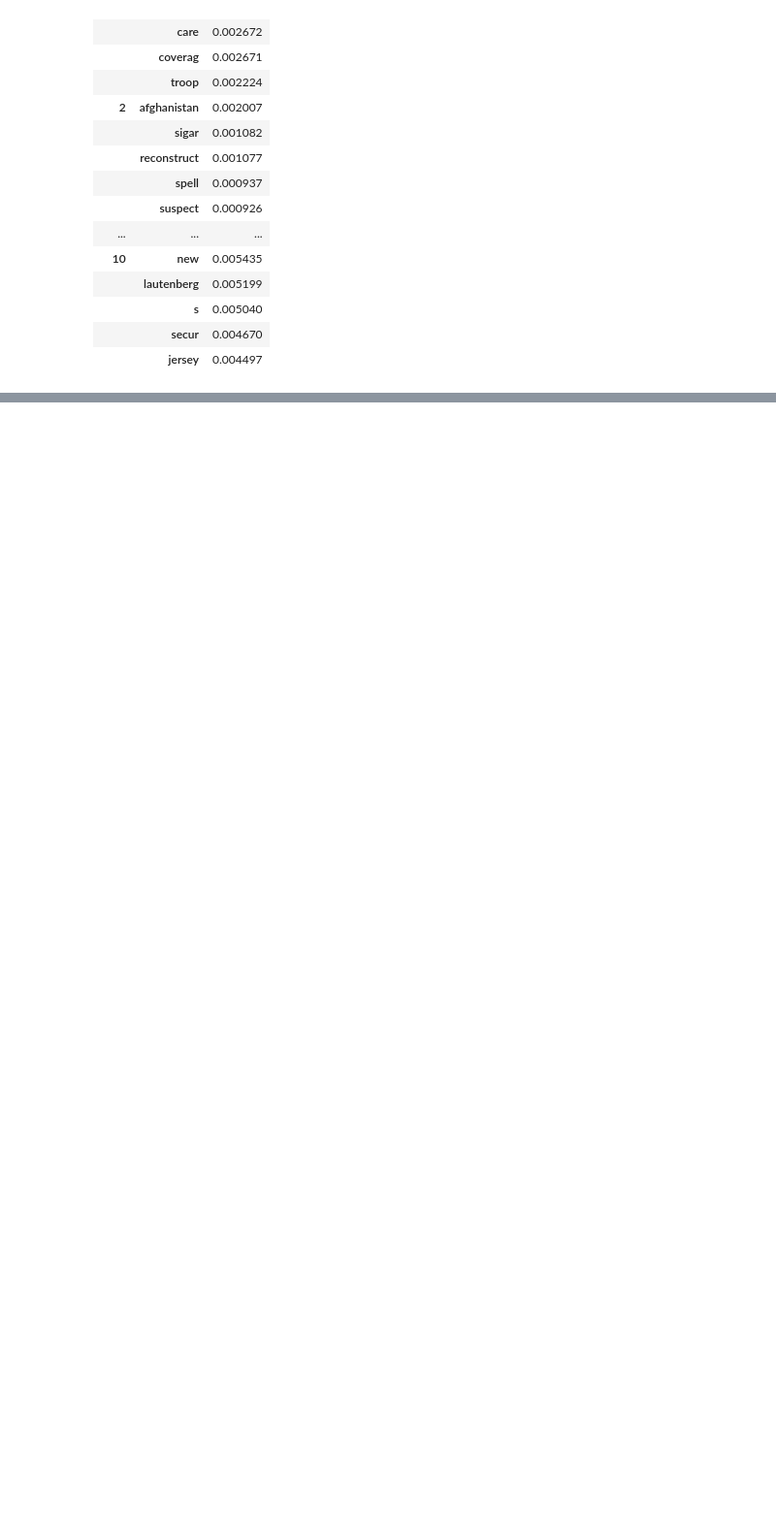
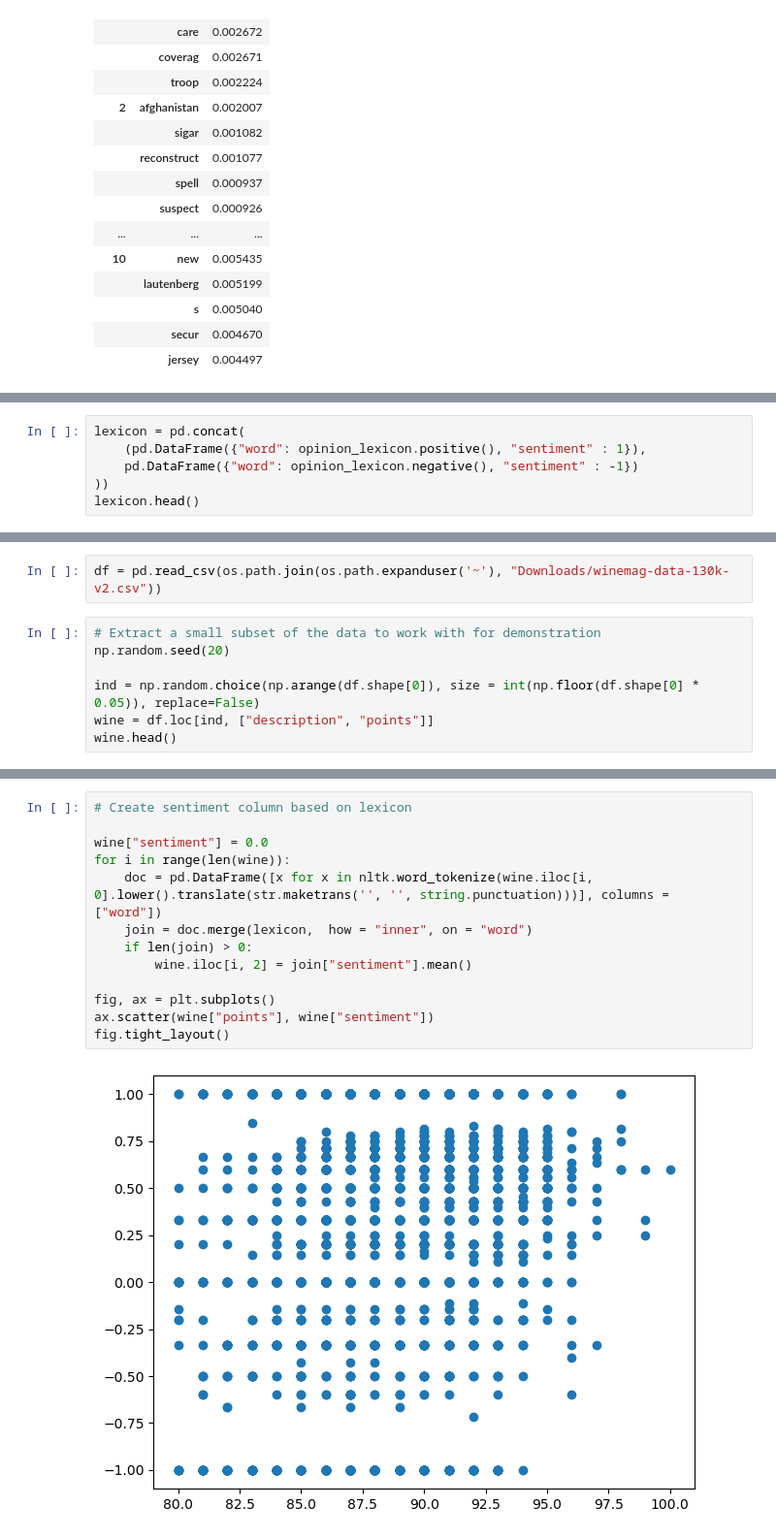
Before and after one commit to BI-DS/GRA-4153, a Jupyter notebook: examples/text_models.ipynb, the cells around one changed output, grey strips where cells are left out. Shown at 97% size. Cells and saved outputs as stored; diff of their text form; blank space fills up the shorter version.

```diff
--- a/examples/text_models.ipynb
+++ b/examples/text_models.ipynb
@@ -146,0 +158,6 @@ tbl
+# %%
+lexicon = pd.concat(
+    (pd.DataFrame({"word": opinion_lexicon.positive(), "sentiment" : 1}),
+    pd.DataFrame({"word": opinion_lexicon.negative(), "sentiment" : -1})
+))
+lexicon.head()
@@ -146,0 +171,9 @@ tbl
+# %%
+df = pd.read_csv(os.path.join(os.path.expanduser('~'), "Downloads/winemag-data-130k-v2.csv"))
+# %%
+# Extract a small subset of the data to work with for demonstration
+np.random.seed(20)
+
+ind = np.random.choice(np.arange(df.shape[0]), size = int(np.floor(df.shape[0] * 0.05)), replace=False)
+wine = df.loc[ind, ["description", "points"]]
+wine.head()
@@ -146,0 +187,15 @@ tbl
+# %%
+# Create sentiment column based on lexicon
+
+wine["sentiment"] = 0.0
+for i in range(len(wine)):
+    doc = pd.DataFrame([x for x in nltk.word_tokenize(wine.iloc[i, 0].lower().translate(str.maketrans('', '', string.punctuation)))], columns = ["word"])
+    join = doc.merge(lexicon,  how = "inner", on = "word")
+    if len(join) > 0:
+        wine.iloc[i, 2] = join["sentiment"].mean()
+
+fig, ax = plt.subplots()
+ax.scatter(wine["points"], wine["sentiment"])
+fig.tight_layout()
+# %% [output]
+[figure, added]
```
Also changed, not shown: parts of 25 cells of this notebook.
